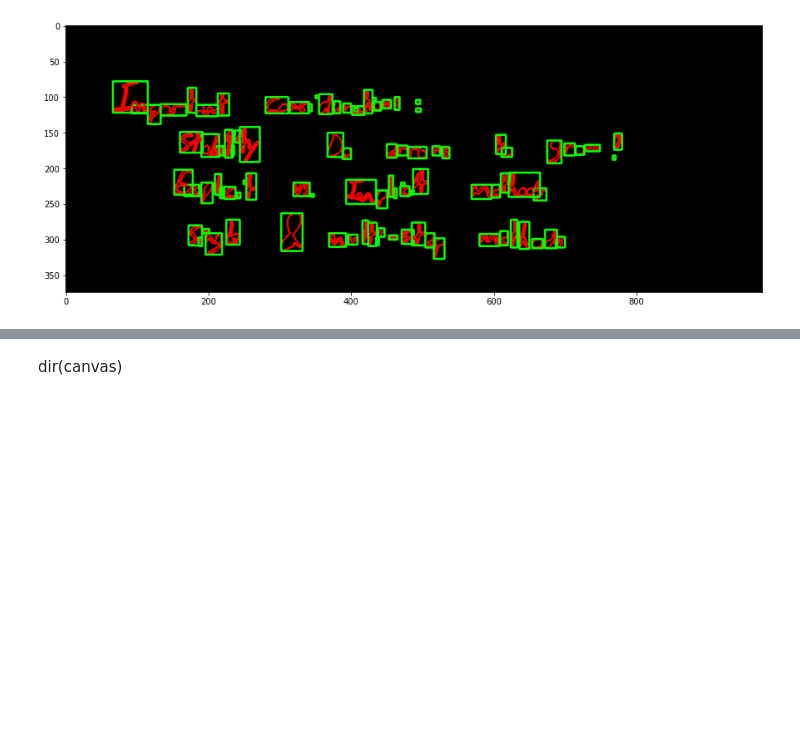
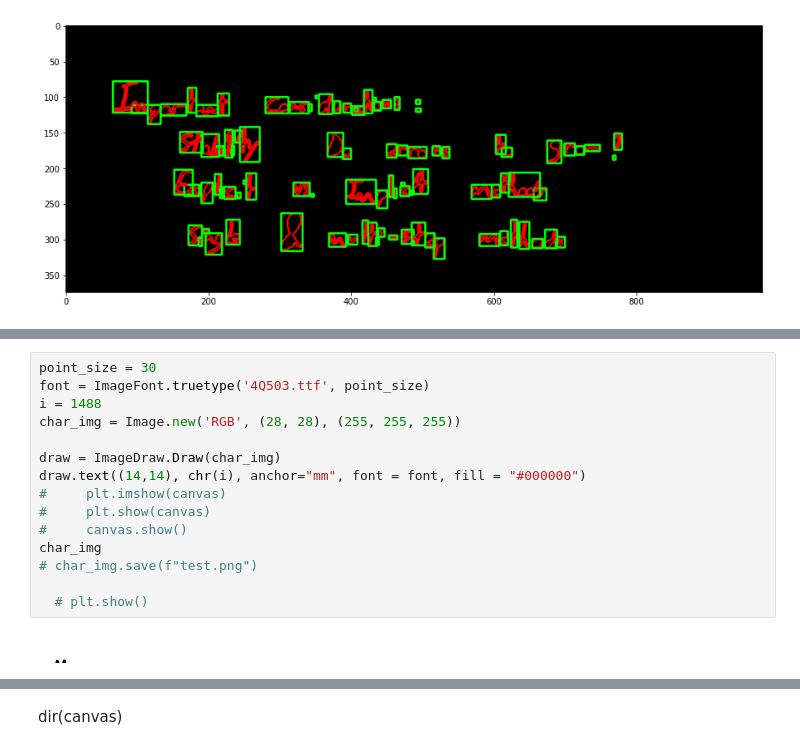
Before and after one commit to scottsoif/scriptureDigitization, a Jupyter notebook: Cairo_Geniza_Digitization_1.ipynb, the cells around one changed output, grey strips where cells are left out. Cells and saved outputs as stored; diff of their text form; blank space fills up the shorter version.

```diff
--- a/Cairo_Geniza_Digitization_1.ipynb
+++ b/Cairo_Geniza_Digitization_1.ipynb
@@ -832,0 +834,17 @@ Prediction:   18 ע 0.46065032
+# %%
+point_size = 30
+font = ImageFont.truetype('4Q503.ttf', point_size)
+i = 1488
+char_img = Image.new('RGB', (28, 28), (255, 255, 255))
+
+draw = ImageDraw.Draw(char_img)
+draw.text((14,14), chr(i), anchor="mm", font = font, fill = "#000000")
+#     plt.imshow(canvas)
+#     plt.show(canvas)
+#     canvas.show()
+char_img
+# char_img.save(f"test.png")
+
+  # plt.show()
+# %% [output]
+[figure, added]
```
Also changed, not shown: parts of 19 cells of this notebook, 1 other file.
